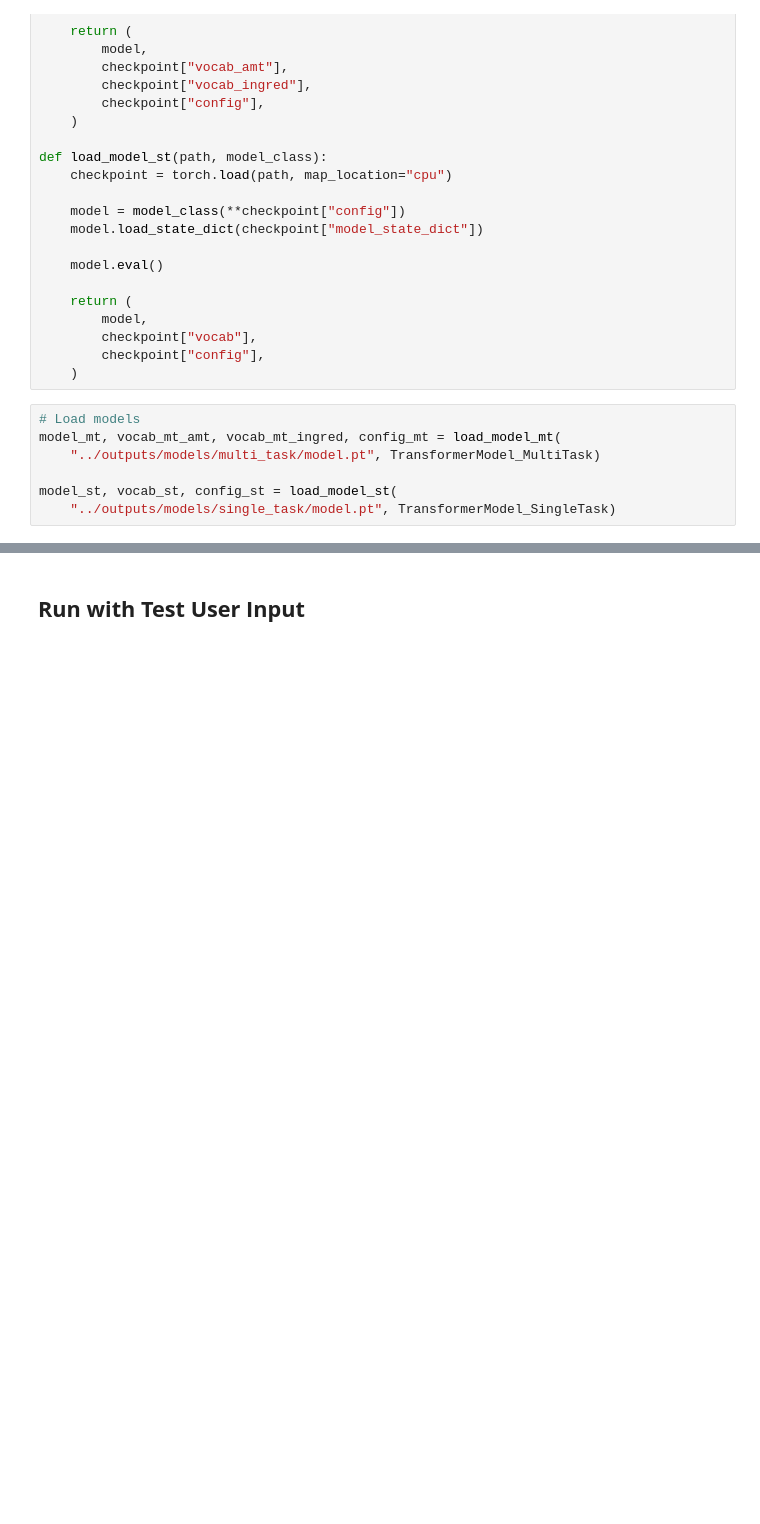
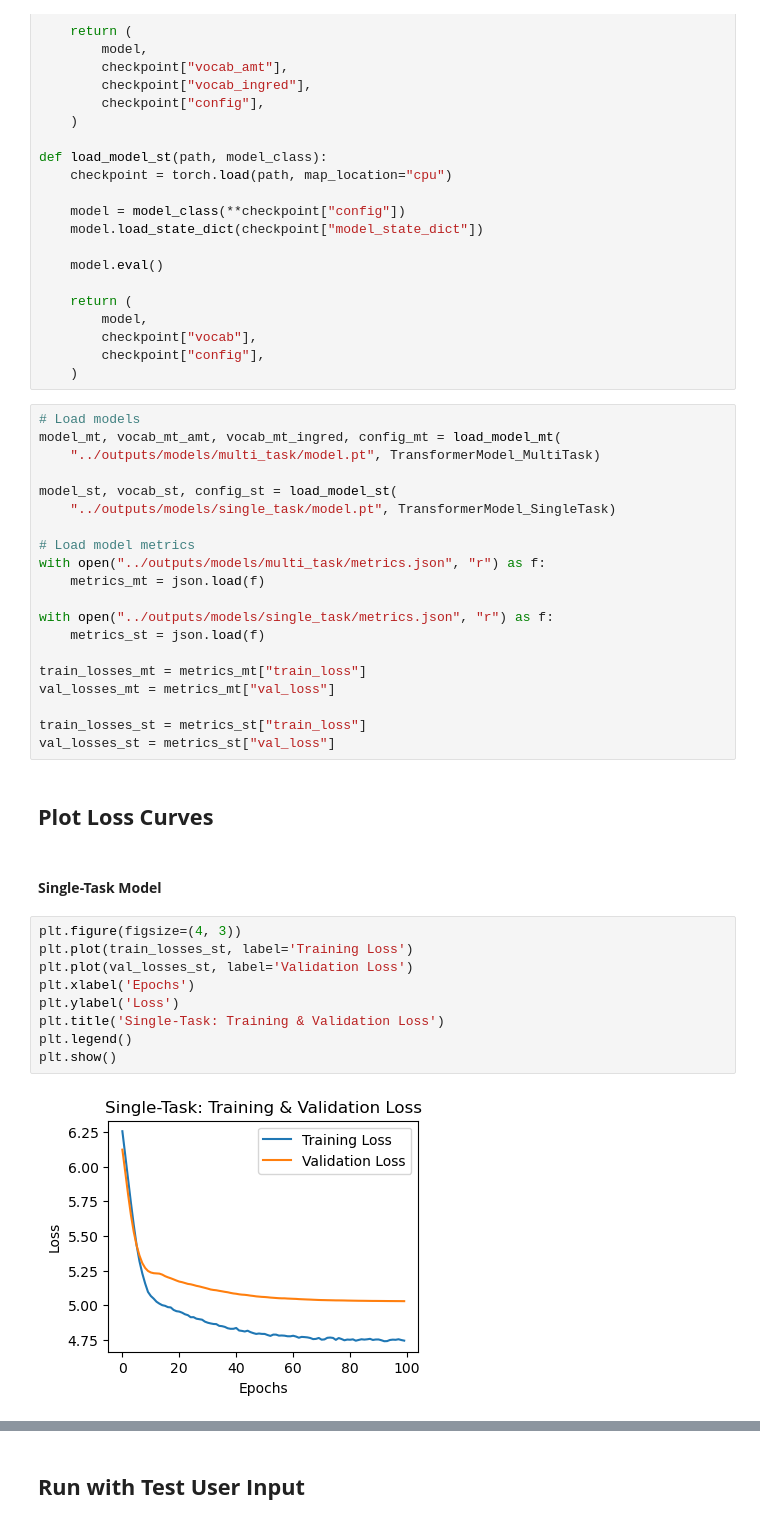
Before and after one commit to sdslack/chatGnT, a Jupyter notebook: notebooks/03_test_trained_models.ipynb, the cells around one changed output, grey strips where cells are left out. Cells and saved outputs as stored; diff of their text form; blank space fills up the shorter version.

```diff
--- a/notebooks/03_test_trained_models.ipynb
+++ b/notebooks/03_test_trained_models.ipynb
@@ -67,3 +67,31 @@ model_mt, vocab_mt_amt, vocab_mt_ingred, config_mt = load_model_mt(
 
 model_st, vocab_st, config_st = load_model_st(
     "../outputs/models/single_task/model.pt", TransformerModel_SingleTask)
+
+# Load model metrics
+with open("../outputs/models/multi_task/metrics.json", "r") as f:
+    metrics_mt = json.load(f)
+
+with open("../outputs/models/single_task/metrics.json", "r") as f:
+    metrics_st = json.load(f)
+
+train_losses_mt = metrics_mt["train_loss"]
+val_losses_mt = metrics_mt["val_loss"]
+
+train_losses_st = metrics_st["train_loss"]
+val_losses_st = metrics_st["val_loss"]
+# %% [markdown]
+## **Plot Loss Curves**
+# %% [markdown]
+#### **Single-Task Model**
+# %%
+plt.figure(figsize=(4, 3))
+plt.plot(train_losses_st, label='Training Loss')
+plt.plot(val_losses_st, label='Validation Loss')
+plt.xlabel('Epochs')
+plt.ylabel('Loss')
+plt.title('Single-Task: Training & Validation Loss')
+plt.legend()
+plt.show()
+# %% [output]
+[figure, added]
```
Also changed, not shown: parts of 2 cells of this notebook, 2 other files.
